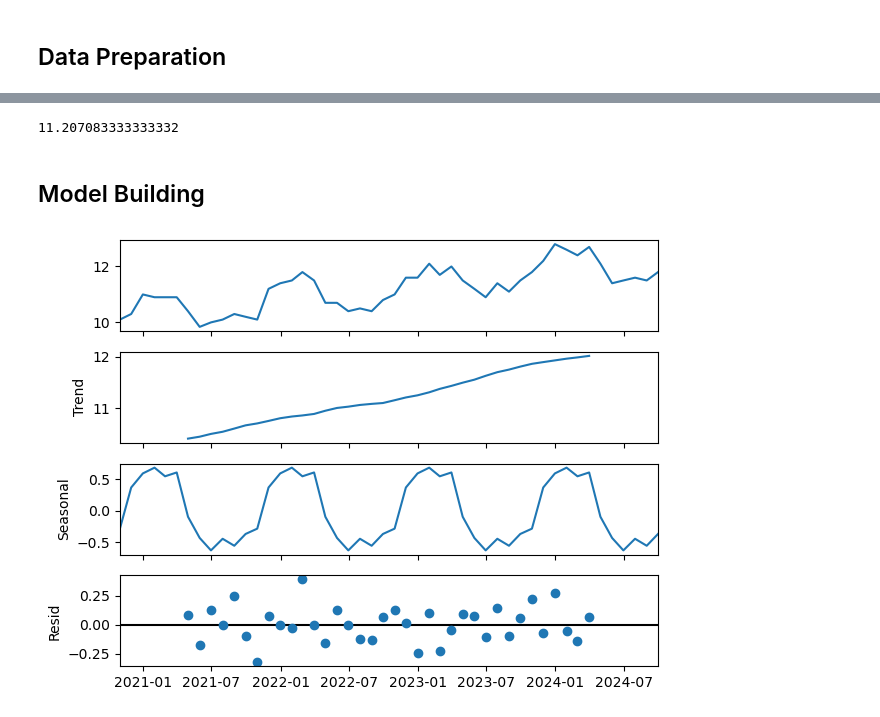
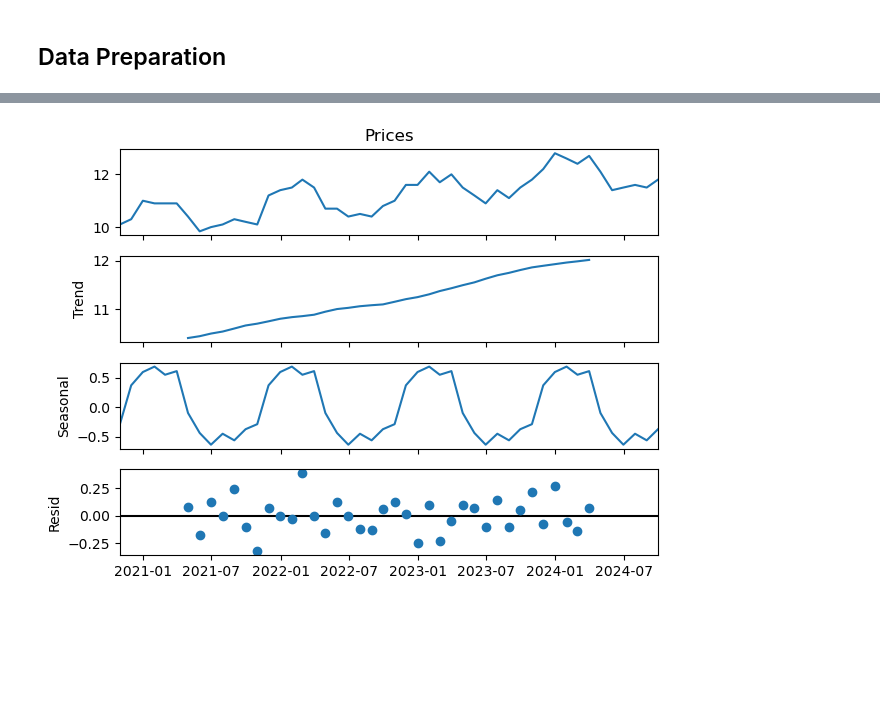
Before and after one commit to johnjoemmelrodelas/forage_quantitative-research, a Jupyter notebook: Notebook.ipynb, the cells around one changed output, grey strips where cells are left out. Drawn from its saved outputs; the diff is of its cells as text; code cells hidden in the pictures; blank space fills up the shorter version.

```diff
--- a/Notebook.ipynb
+++ b/Notebook.ipynb
@@ -52,14 +39,7 @@ scatter.tick_params(axis='x', labelrotation=45)
 # %%
-clean_df['Prices'].mean()
+# Visualize and inspect data using seasonal decompose
+seasonal_decompose(y, period=12).plot()
+plt.show()
 # %% [output]
-11.207083333333332
+[figure, added]
-# %% [markdown]
-## Model Building
-# %%
-from statsmodels.tsa.seasonal import seasonal_decompose
-result = seasonal_decompose(clean_df.set_index('Dates'), model='additive')
-result.plot()
-plt.show()
-# %% [output]
-[figure, removed]
 # %%
```
Also changed, not shown: parts of 20 cells of this notebook, 1 other file.
